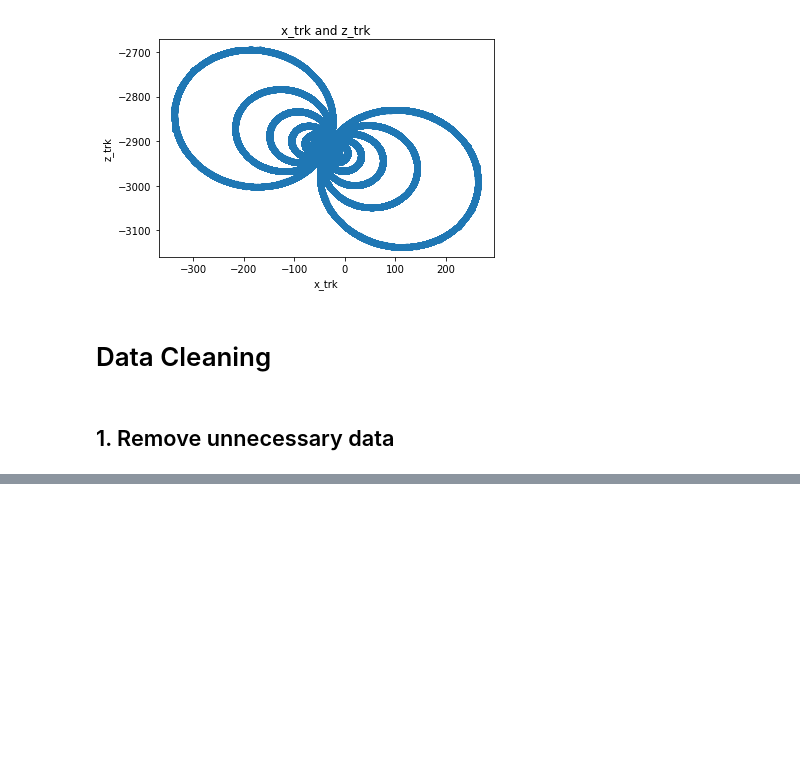
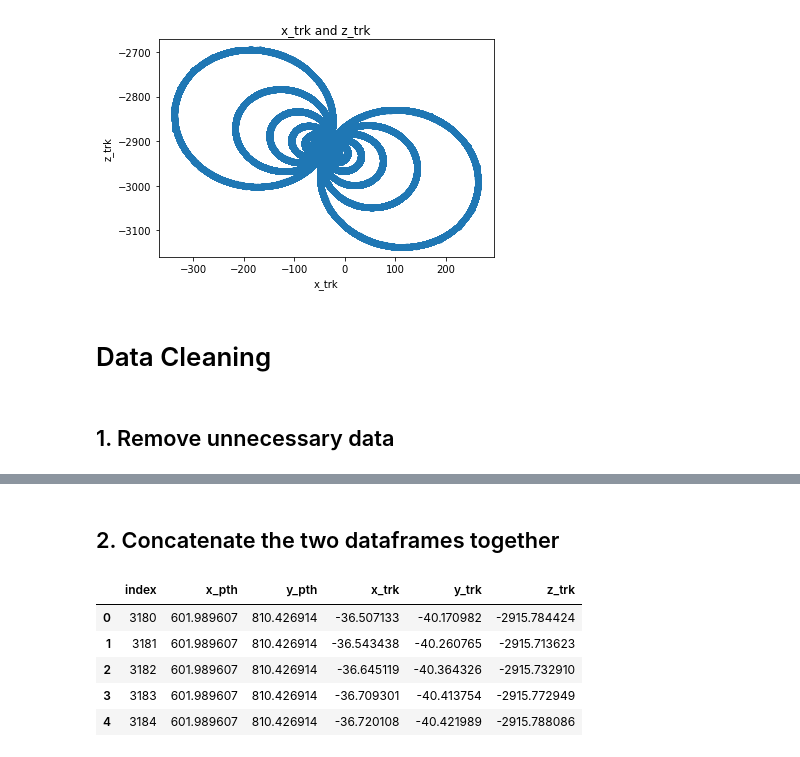
Before and after one commit to stephenhgregory/MachinaLabsThing, a Jupyter notebook: path/path_data_analysis.ipynb, the cells around one changed output, grey strips where cells are left out. Saved outputs shown, nothing was run; the diff lists cells and outputs as text; code cells hidden in the pictures; blank space fills up the shorter version.

```diff
--- a/path/path_data_analysis.ipynb
+++ b/path/path_data_analysis.ipynb
@@ -150,0 +145,14 @@ tracker_df.drop(columns=['z_trk', 't_trk'])
+# %% [markdown]
+## 2. Concatenate the two dataframes together
+# %%
+# We'll use an inner join to disregard all of the indices listed in path_df but not in tracker_df
+
+merged_df = path_df.merge(tracker_df, how='inner', on='index', suffixes=('_path', '_tracker'))
+merged_df.head()
+# %% [output]
+|  | index | x_pth | y_pth | x_trk | y_trk | z_trk |
+| 0 | 3180 | 601.989607 | 810.426914 | -36.507133 | -40.170982 | -2915.784424 |
+| 1 | 3181 | 601.989607 | 810.426914 | -36.543438 | -40.260765 | -2915.713623 |
+| 2 | 3182 | 601.989607 | 810.426914 | -36.645119 | -40.364326 | -2915.732910 |
+| 3 | 3183 | 601.989607 | 810.426914 | -36.709301 | -40.413754 | -2915.772949 |
+| 4 | 3184 | 601.989607 | 810.426914 | -36.720108 | -40.421989 | -2915.788086 |
```
Also changed, not shown: parts of 3 cells of this notebook, 5 other files.
